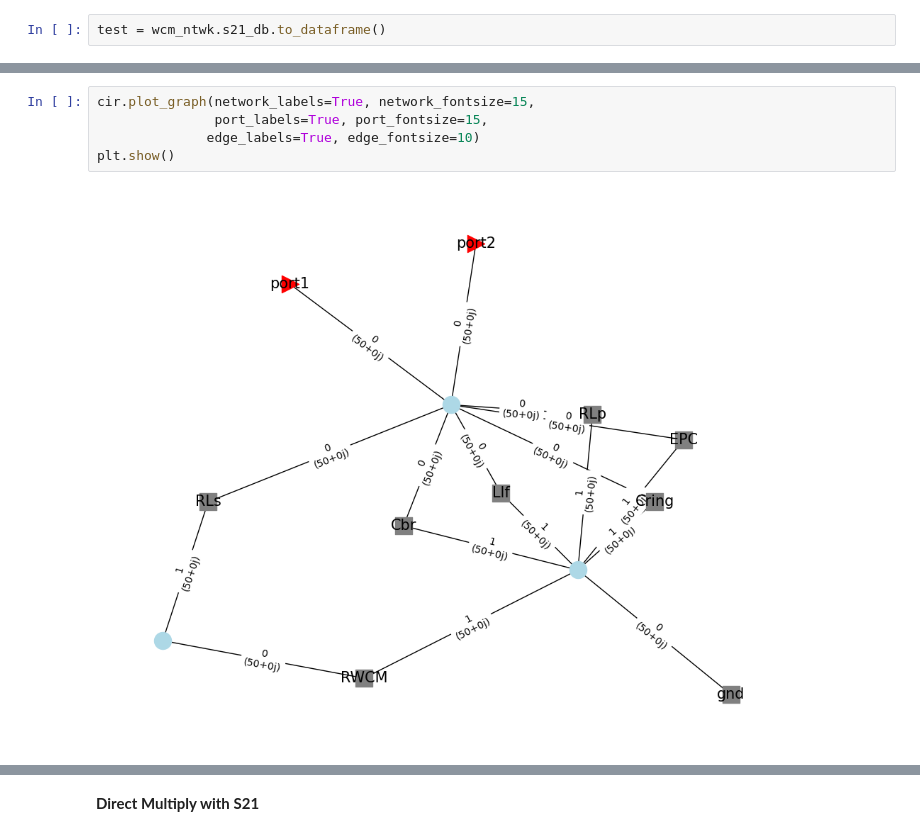
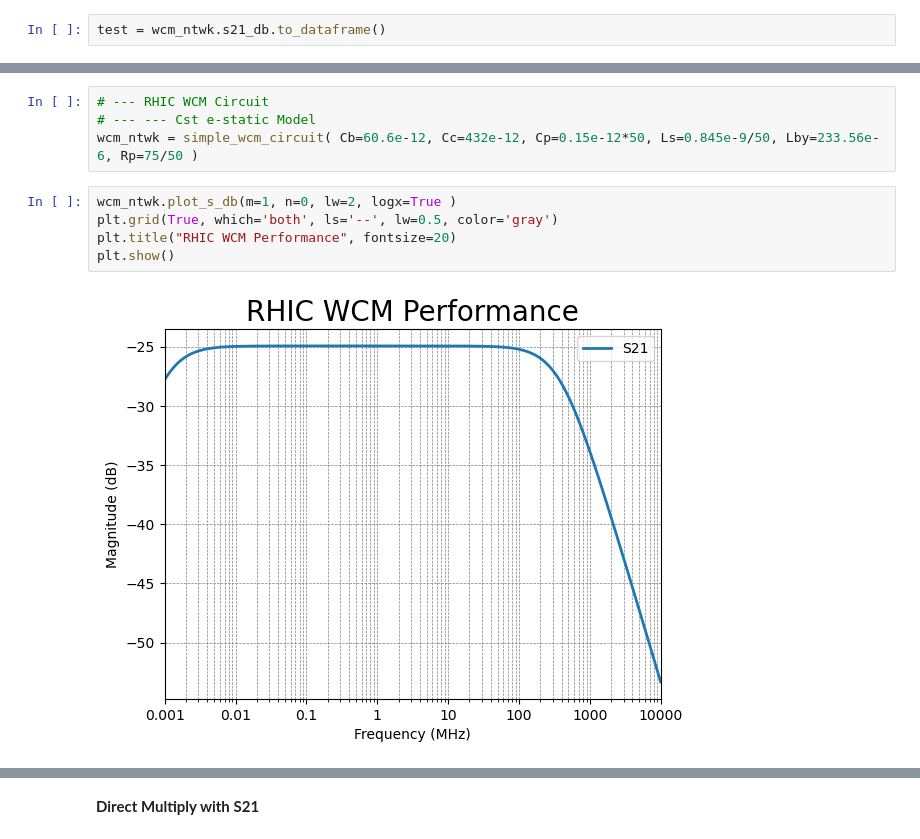
Before and after one commit to whyven/instrSimTools, a Jupyter notebook: instrSimTools/Testing_Notebook.ipynb, the cells around one changed output, grey strips where cells are left out. Cells and saved outputs as stored; diff of their text form.

```diff
--- a/instrSimTools/Testing_Notebook.ipynb
+++ b/instrSimTools/Testing_Notebook.ipynb
@@ -351,7 +299,11 @@ plt.show()
-# %%
-cir.plot_graph(network_labels=True, network_fontsize=15,
-               port_labels=True, port_fontsize=15,
-              edge_labels=True, edge_fontsize=10)
-plt.show()
-# %% [output]
-[figure, removed]
+# %%
+# --- RHIC WCM Circuit
+# --- --- Cst e-static Model
+wcm_ntwk = simple_wcm_circuit( Cb=60.6e-12, Cc=432e-12, Cp=0.15e-12*50, Ls=0.845e-9/50, Lby=233.56e-6, Rp=75/50 )
+# %%
+wcm_ntwk.plot_s_db(m=1, n=0, lw=2, logx=True )
+plt.grid(True, which='both', ls='--', lw=0.5, color='gray')
+plt.title("RHIC WCM Performance", fontsize=20)
+plt.show()
+# %% [output]
+[figure, added]
```
Also changed, not shown: parts of 20 cells of this notebook, 2 other files.
